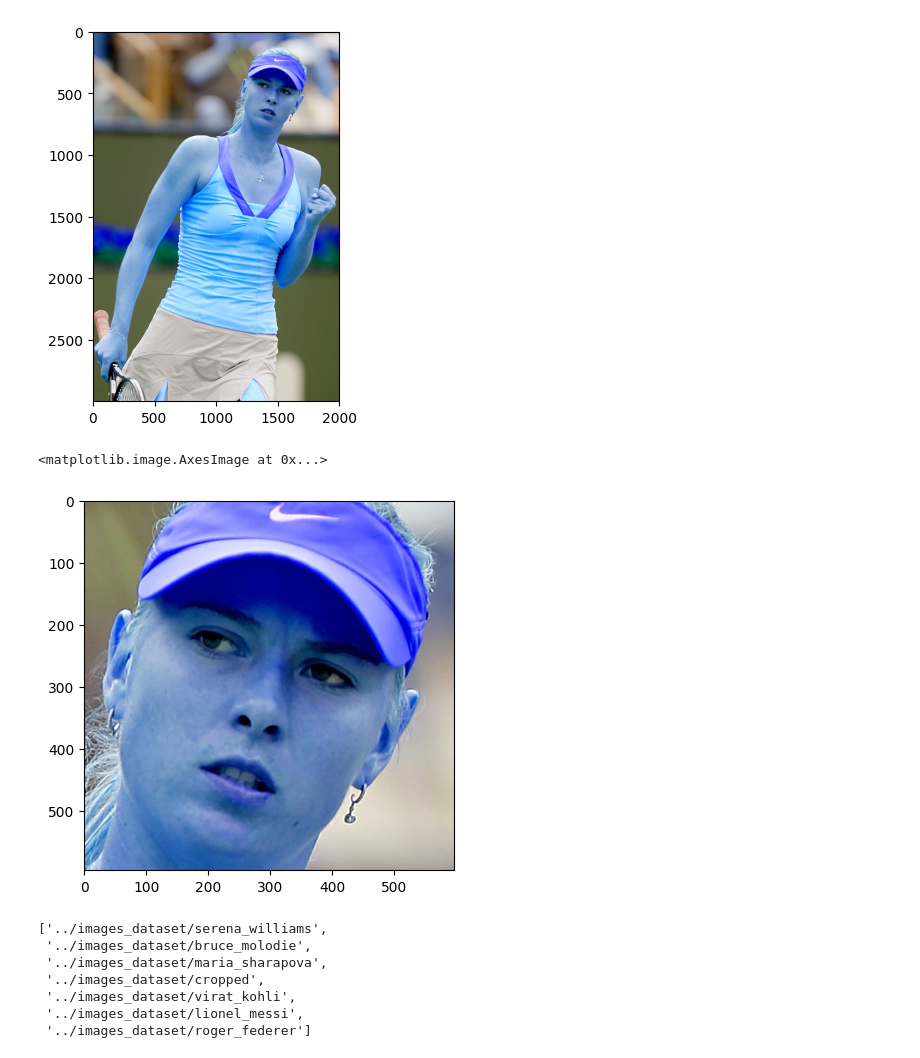
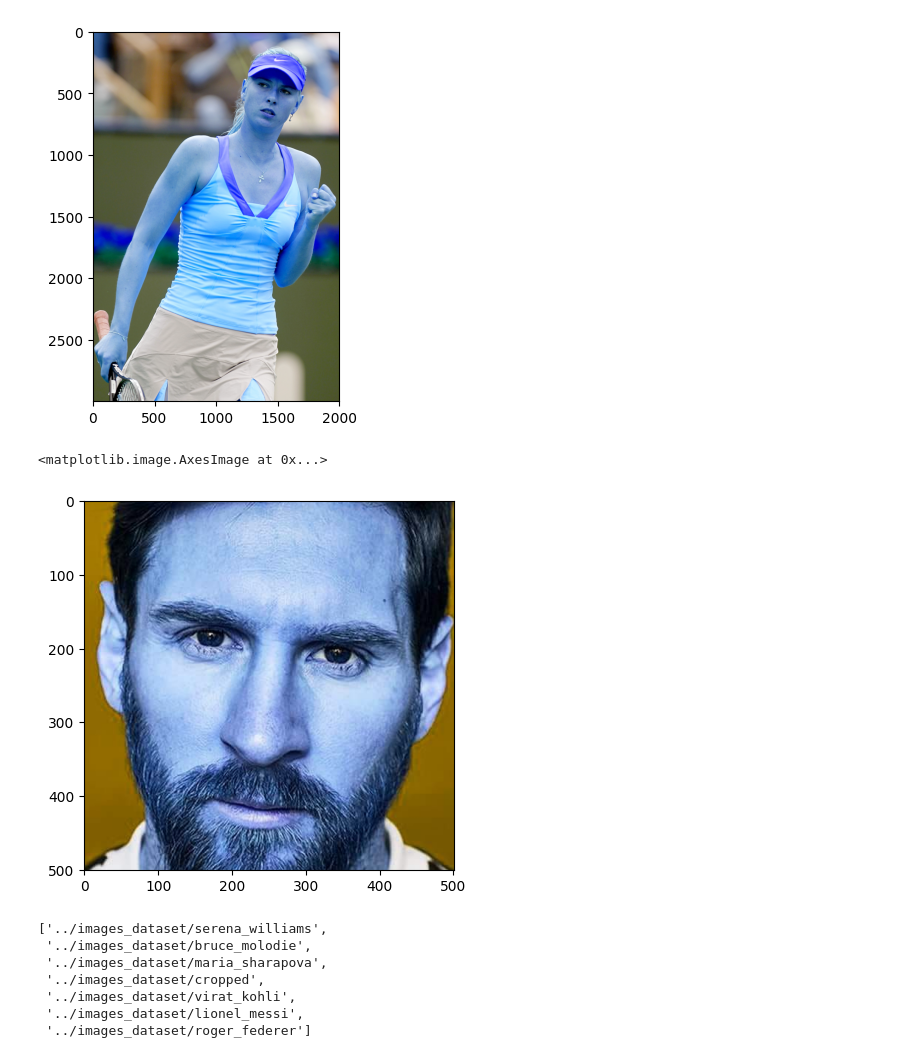
Before and after one commit to niyomugaboetiene/face-recognation-app, a Jupyter notebook: model/model.ipynb, the cells around one changed output. Saved outputs shown, nothing was run; the diff lists cells and outputs as text; code cells hidden in the pictures.

```diff
--- a/model/model.ipynb
+++ b/model/model.ipynb
@@ -191,11 +191,11 @@ plt.imshow(original_image)
 <matplotlib.image.AxesImage at 0x...>
 [figure]
 # %%
-cropped_image = cropp_image_if_2_eyes('../images_dataset/maria_sharapova/2-70.jpg')
+cropped_image = cropp_image_if_2_eyes('../images_dataset/lionel_messi/a8784d8ea286c3fbfef21201af1c1254.jpg')
 plt.imshow(cropped_image)
 # %% [output]
 <matplotlib.image.AxesImage at 0x...>
-[figure, old version]
+[figure, new version]
 # %%
 path_to_data = '../images_dataset'
 path_to_cr_data = '../images_dataset/cropped'
```
Also changed, not shown: parts of 1 cell of this notebook.
